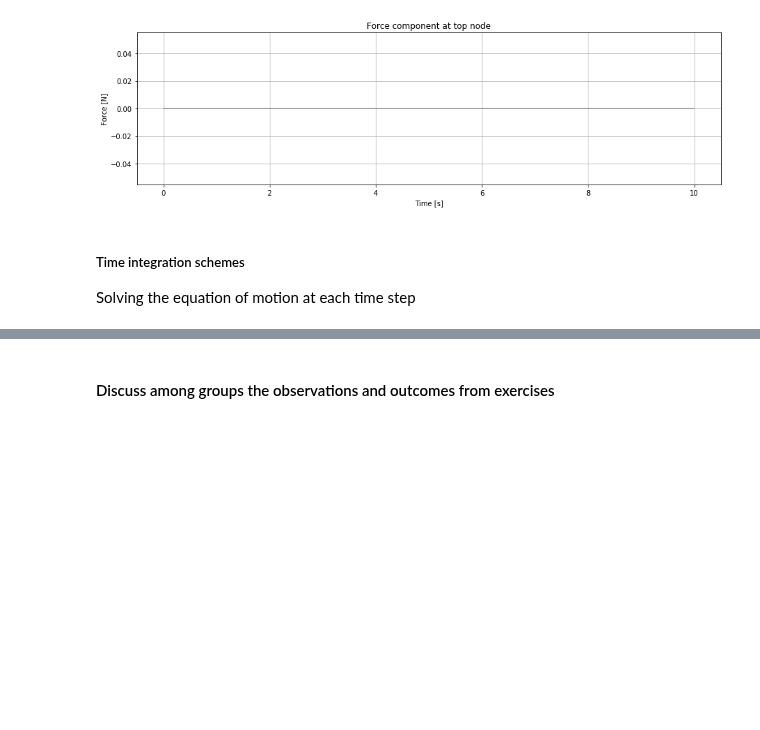
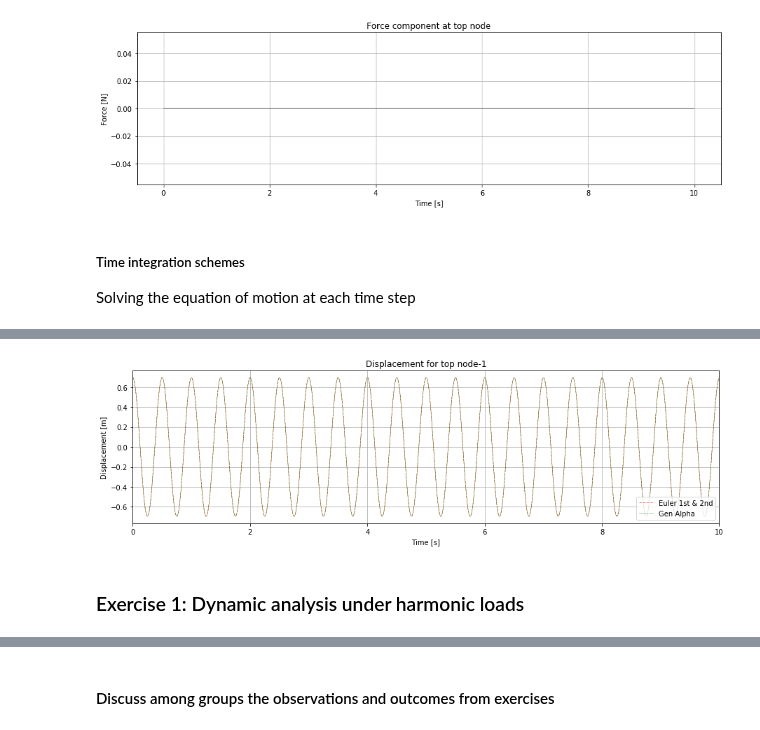
Before and after one commit to mpentek/SWELecture, a Jupyter notebook: Ex03StructuralAnalysis/swe_ws1819_3_2_mdof.ipynb, the cells around one changed output, grey strips where cells are left out. Drawn from its saved outputs; the diff is of its cells as text; code cells hidden in the pictures; blank space fills up the shorter version.

```diff
--- a/Ex03StructuralAnalysis/swe_ws1819_3_2_mdof.ipynb
+++ b/Ex03StructuralAnalysis/swe_ws1819_3_2_mdof.ipynb
@@ -544,0 +494,17 @@ Modify the numerical parameter pInf and observe and comment on the result
+# %%
+# plot for displacement - top dof
+plt.figure(num=7, figsize=(15, 4))
+plt.plot(time_series, [row[dof-1] for row in data_euler12.disp], "-.r", label=data_euler12.label, lw=0.5)
+plt.plot(time_series, [row[dof-1] for row in data_gen_alpha.disp], "--g", label=data_gen_alpha.label, lw=0.5)
+plt.xlim([0, x_axis_end])
+plt.xlabel('Time [s]')
+plt.ylabel('Displacement [m]')
+plt.title("Displacement for top node-1")
+plt.legend(loc=4)
+plt.grid(True)
+
+plt.show()
+# %% [output]
+[figure, added]
+# %% [markdown]
+### Exercise 1: Dynamic analysis under harmonic loads
```
Also changed, not shown: parts of 87 cells of this notebook, 4 other files.
